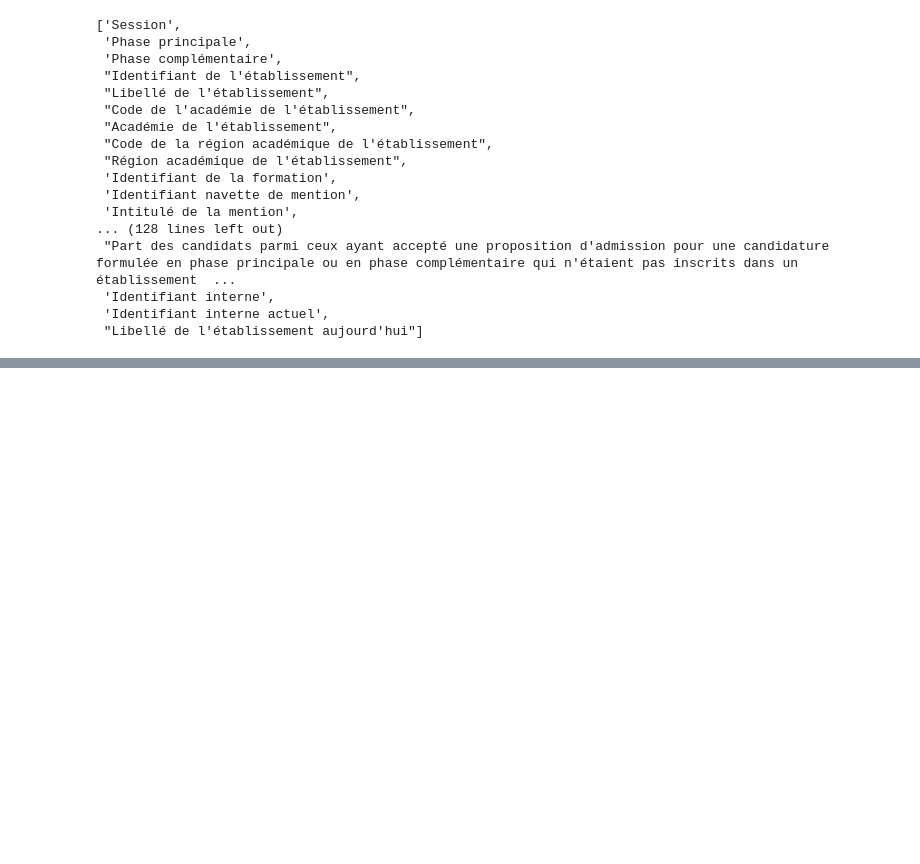
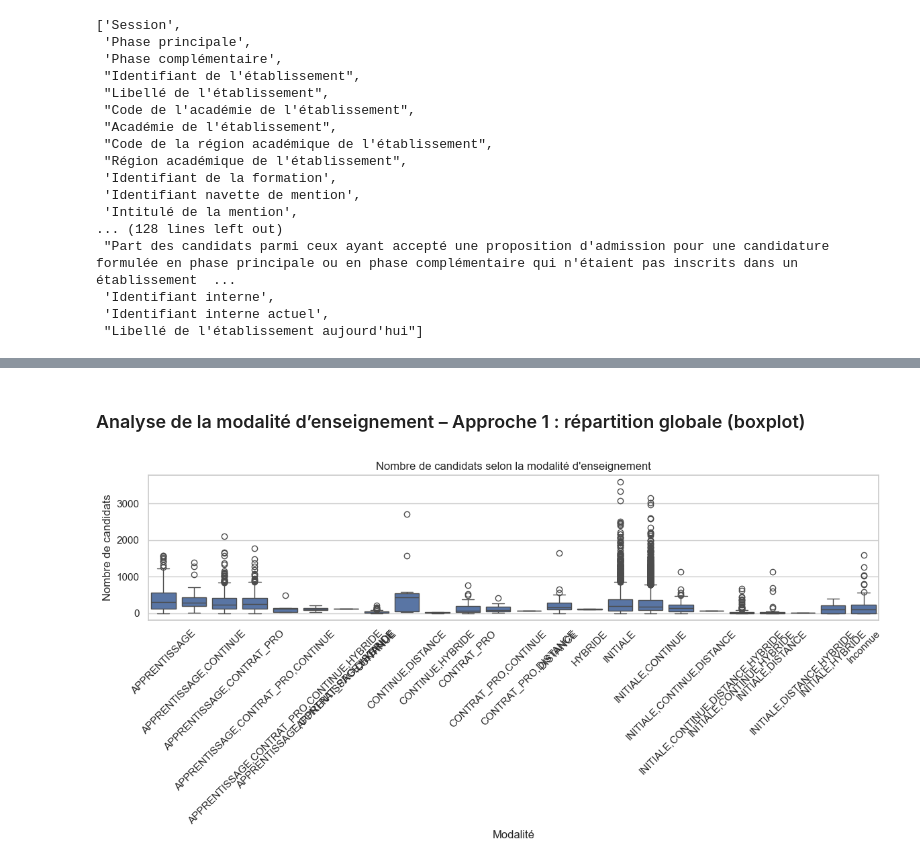
Before and after one commit to layalelzein/MonMaster2024, a Jupyter notebook: monmaster_eda.ipynb, the cells around one changed output, grey strips where cells are left out. Cells and saved outputs as stored; diff of their text form; code cells hidden in the pictures; blank space fills up the shorter version.

Commit message:
Analyses

```diff
--- a/monmaster_eda.ipynb
+++ b/monmaster_eda.ipynb
@@ -47,0 +214,13 @@ memory usage: 8.9+ MB
+# %% [markdown]
+### Analyse de la modalité d’enseignement – Approche 1 : répartition globale (boxplot)
+# %%
+# Boxplot du nombre de candidats selon la modalité d’enseignement
+sns.boxplot(data=df_clean, x="modalite", y="N_can_pp")
+plt.title("Nombre de candidats selon la modalité d'enseignement")
+plt.xlabel("Modalité")
+plt.ylabel("Nombre de candidats")
+plt.xticks(rotation=45)  # pour incliner les intitulés
+plt.tight_layout()       # pour bien ajuster l’affichage
+plt.show()
+# %% [output]
+[figure, added]
```
Also changed, not shown: parts of 23 cells of this notebook.
